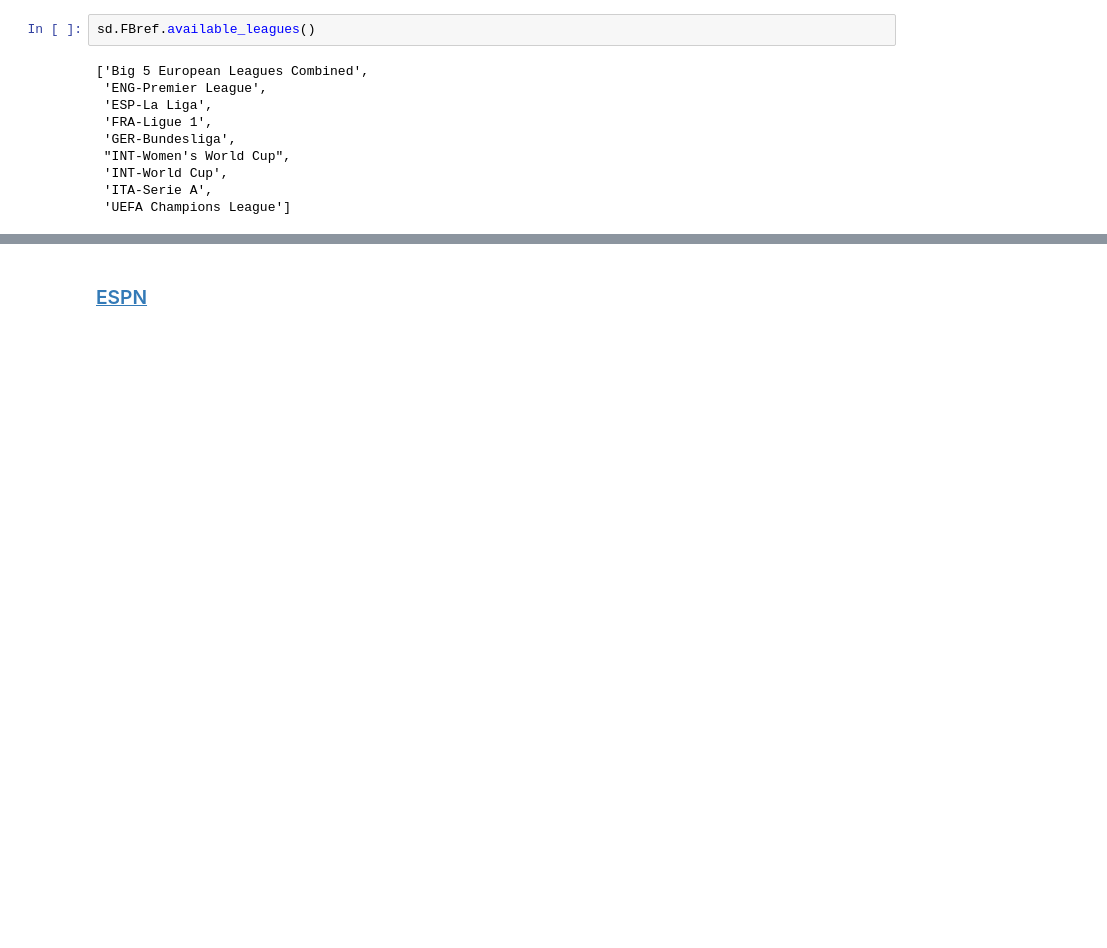
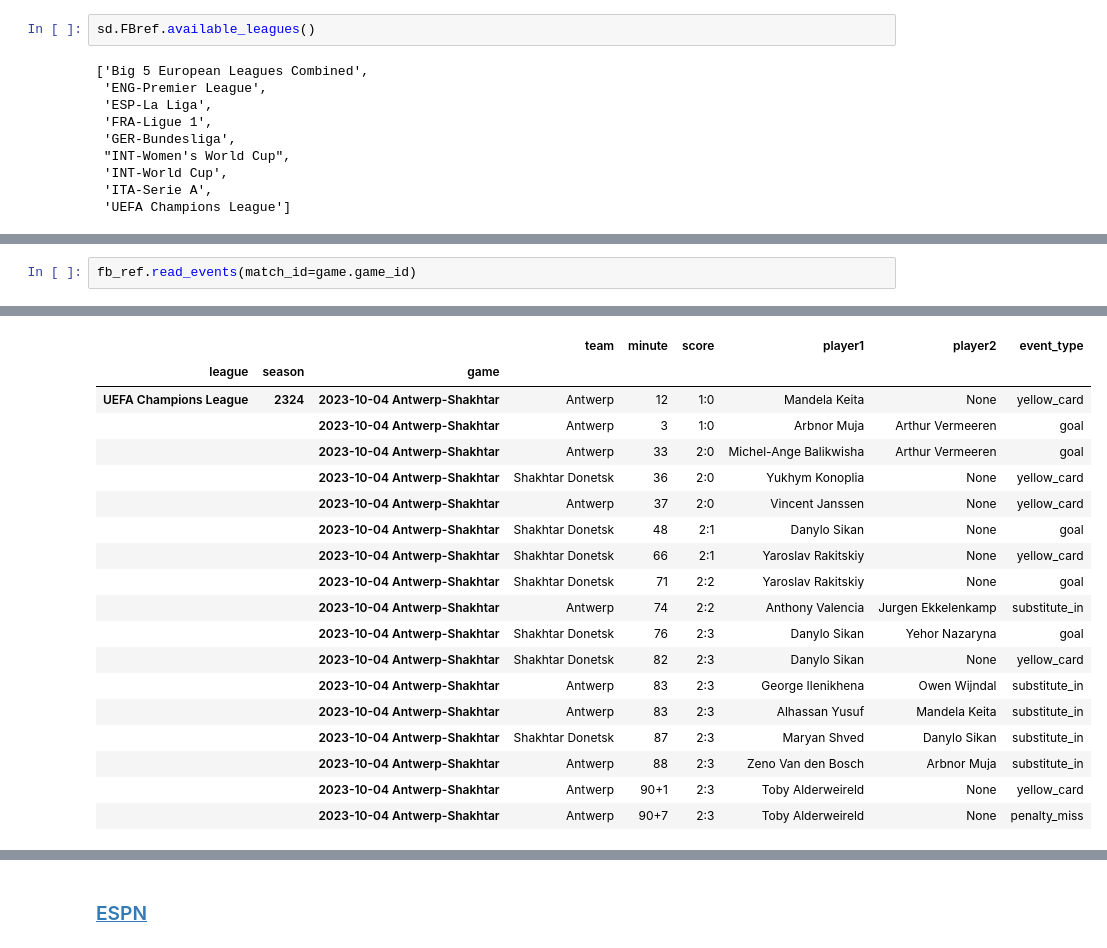
Before and after one commit to Football-Analytics-UCU/Shakhtar-Donetsk, a Jupyter notebook: notebooks/data.ipynb, the cells around one changed output, grey strips where cells are left out. Saved outputs shown, nothing was run; the diff lists cells and outputs as text; blank space fills up the shorter version.

```diff
--- a/notebooks/data.ipynb
+++ b/notebooks/data.ipynb
@@ -26,0 +82,3 @@ sd.FBref.available_leagues()
+# %%
+fb_ref.read_events(match_id=game.game_id)
+# %% [output]
@@ -26,0 +86,19 @@ sd.FBref.available_leagues()
+|  |  |  | team | minute | score | player1 | player2 | event_type |
+| league | season | game |  |  |  |  |  |  |
+| UEFA Champions League | 2324 | 2023-10-04 Antwerp-Shakhtar | Antwerp | 12 | 1:0 | Mandela Keita | None | yellow_card |
+|  |  | 2023-10-04 Antwerp-Shakhtar | Antwerp | 3 | 1:0 | Arbnor Muja | Arthur Vermeeren | goal |
+|  |  | 2023-10-04 Antwerp-Shakhtar | Antwerp | 33 | 2:0 | Michel-Ange Balikwisha | Arthur Vermeeren | goal |
+|  |  | 2023-10-04 Antwerp-Shakhtar | Shakhtar Donetsk | 36 | 2:0 | Yukhym Konoplia | None | yellow_card |
+|  |  | 2023-10-04 Antwerp-Shakhtar | Antwerp | 37 | 2:0 | Vincent Janssen | None | yellow_card |
+|  |  | 2023-10-04 Antwerp-Shakhtar | Shakhtar Donetsk | 48 | 2:1 | Danylo Sikan | None | goal |
+|  |  | 2023-10-04 Antwerp-Shakhtar | Shakhtar Donetsk | 66 | 2:1 | Yaroslav Rakitskiy | None | yellow_card |
+|  |  | 2023-10-04 Antwerp-Shakhtar | Shakhtar Donetsk | 71 | 2:2 | Yaroslav Rakitskiy | None | goal |
+|  |  | 2023-10-04 Antwerp-Shakhtar | Antwerp | 74 | 2:2 | Anthony Valencia | Jurgen Ekkelenkamp | substitute_in |
+|  |  | 2023-10-04 Antwerp-Shakhtar | Shakhtar Donetsk | 76 | 2:3 | Danylo Sikan | Yehor Nazaryna | goal |
+|  |  | 2023-10-04 Antwerp-Shakhtar | Shakhtar Donetsk | 82 | 2:3 | Danylo Sikan | None | yellow_card |
+|  |  | 2023-10-04 Antwerp-Shakhtar | Antwerp | 83 | 2:3 | George Ilenikhena | Owen Wijndal | substitute_in |
+|  |  | 2023-10-04 Antwerp-Shakhtar | Antwerp | 83 | 2:3 | Alhassan Yusuf | Mandela Keita | substitute_in |
+|  |  | 2023-10-04 Antwerp-Shakhtar | Shakhtar Donetsk | 87 | 2:3 | Maryan Shved | Danylo Sikan | substitute_in |
+|  |  | 2023-10-04 Antwerp-Shakhtar | Antwerp | 88 | 2:3 | Zeno Van den Bosch | Arbnor Muja | substitute_in |
+|  |  | 2023-10-04 Antwerp-Shakhtar | Antwerp | 90+1 | 2:3 | Toby Alderweireld | None | yellow_card |
+|  |  | 2023-10-04 Antwerp-Shakhtar | Antwerp | 90+7 | 2:3 | Toby Alderweireld | None | penalty_miss |
```
Also changed, not shown: parts of 17 cells of this notebook.
